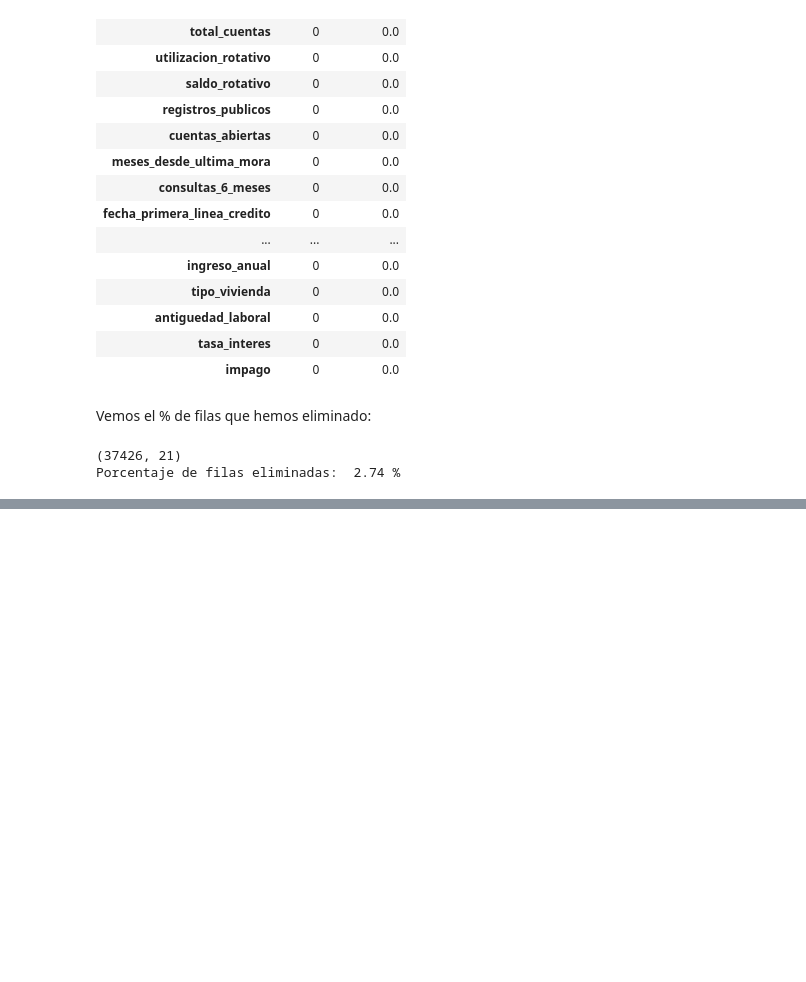
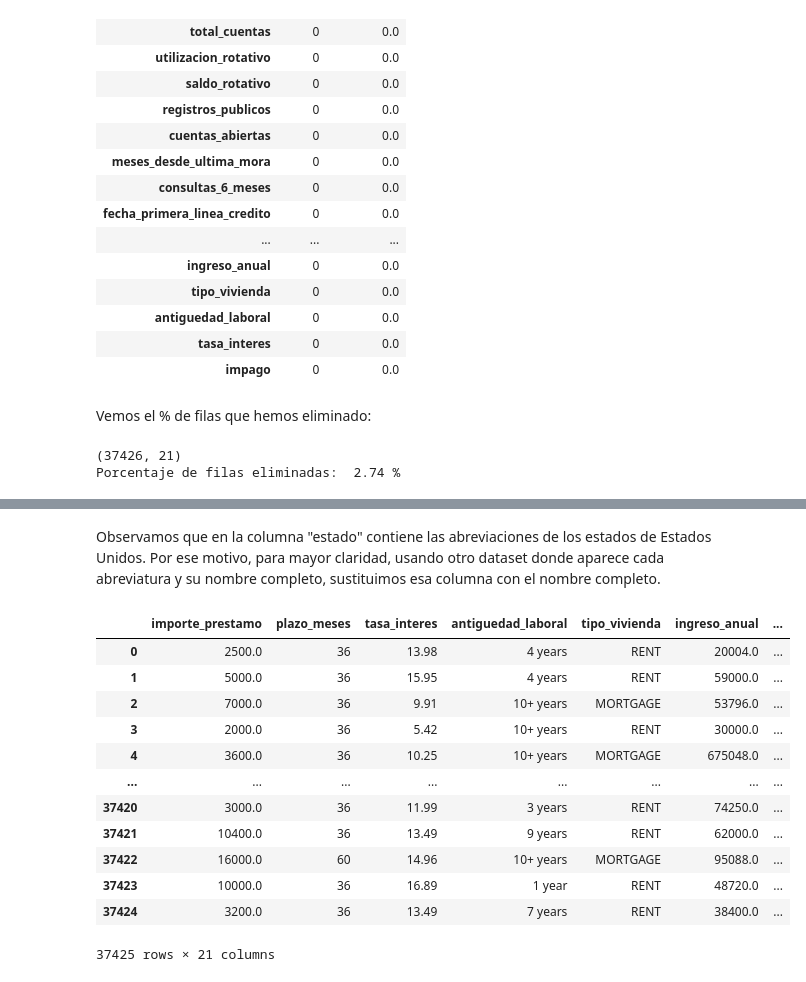
Before and after one commit to Jxweyy/CUNEF__PROYECTO_APRENDIZAJE_AUTOMATICO, a Jupyter notebook: 00_EDA.ipynb, the cells around one changed output, grey strips where cells are left out. Cells and saved outputs as stored; diff of their text form; code cells hidden in the pictures; blank space fills up the shorter version.

```diff
--- a/00_EDA.ipynb
+++ b/00_EDA.ipynb
@@ -371,0 +433,25 @@ Porcentaje de filas eliminadas:  2.74 %
+# %% [markdown]
+Observamos que en la columna "estado" contiene las abreviaciones de los estados de Estados Unidos. Por ese motivo, para mayor claridad, usando otro dataset donde aparece cada abreviatura y su nombre completo, sustituimos esa columna con el nombre completo.
+# %%
+df_estados = pd.read_csv(r"G:\Otros ordenadores\PC Joel\Joel\CUNEF\Repositorios\CUNEF__PROYECTO_APRENDIZAJE_AUTOMATICO\data\US-2-letter-state-code.csv")
+
+df = df.merge(df_estados, left_on="estado", right_on="state_code")
+
+df = df.drop(columns=["estado", "state_code"])
+df = df.rename(columns={"state_name": "estado"})
+
+df
+# %% [output]
+|  | importe_prestamo | plazo_meses | tasa_interes | antiguedad_laboral | tipo_vivienda | ingreso_anual | ... |
+| 0 | 2500.0 | 36 | 13.98 | 4 years | RENT | 20004.0 | ... |
+| 1 | 5000.0 | 36 | 15.95 | 4 years | RENT | 59000.0 | ... |
+| 2 | 7000.0 | 36 | 9.91 | 10+ years | MORTGAGE | 53796.0 | ... |
+| 3 | 2000.0 | 36 | 5.42 | 10+ years | RENT | 30000.0 | ... |
+| 4 | 3600.0 | 36 | 10.25 | 10+ years | MORTGAGE | 675048.0 | ... |
+| ... | ... | ... | ... | ... | ... | ... | ... |
+| 37420 | 3000.0 | 36 | 11.99 | 3 years | RENT | 74250.0 | ... |
+| 37421 | 10400.0 | 36 | 13.49 | 9 years | RENT | 62000.0 | ... |
+| 37422 | 16000.0 | 60 | 14.96 | 10+ years | MORTGAGE | 95088.0 | ... |
+| 37423 | 10000.0 | 36 | 16.89 | 1 year | RENT | 48720.0 | ... |
+| 37424 | 3200.0 | 36 | 13.49 | 7 years | RENT | 38400.0 | ... |
+37425 rows × 21 columns
```
Also changed, not shown: parts of 8 cells of this notebook.
